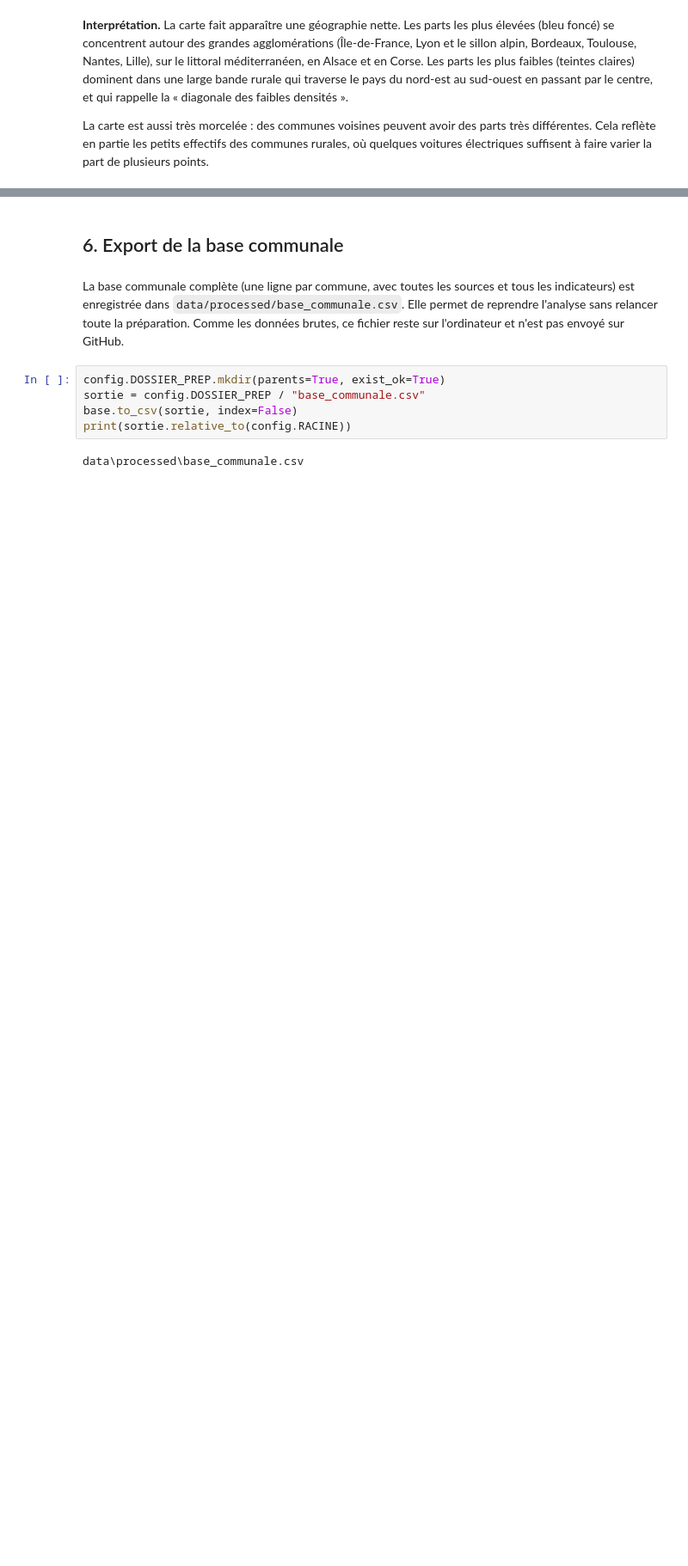
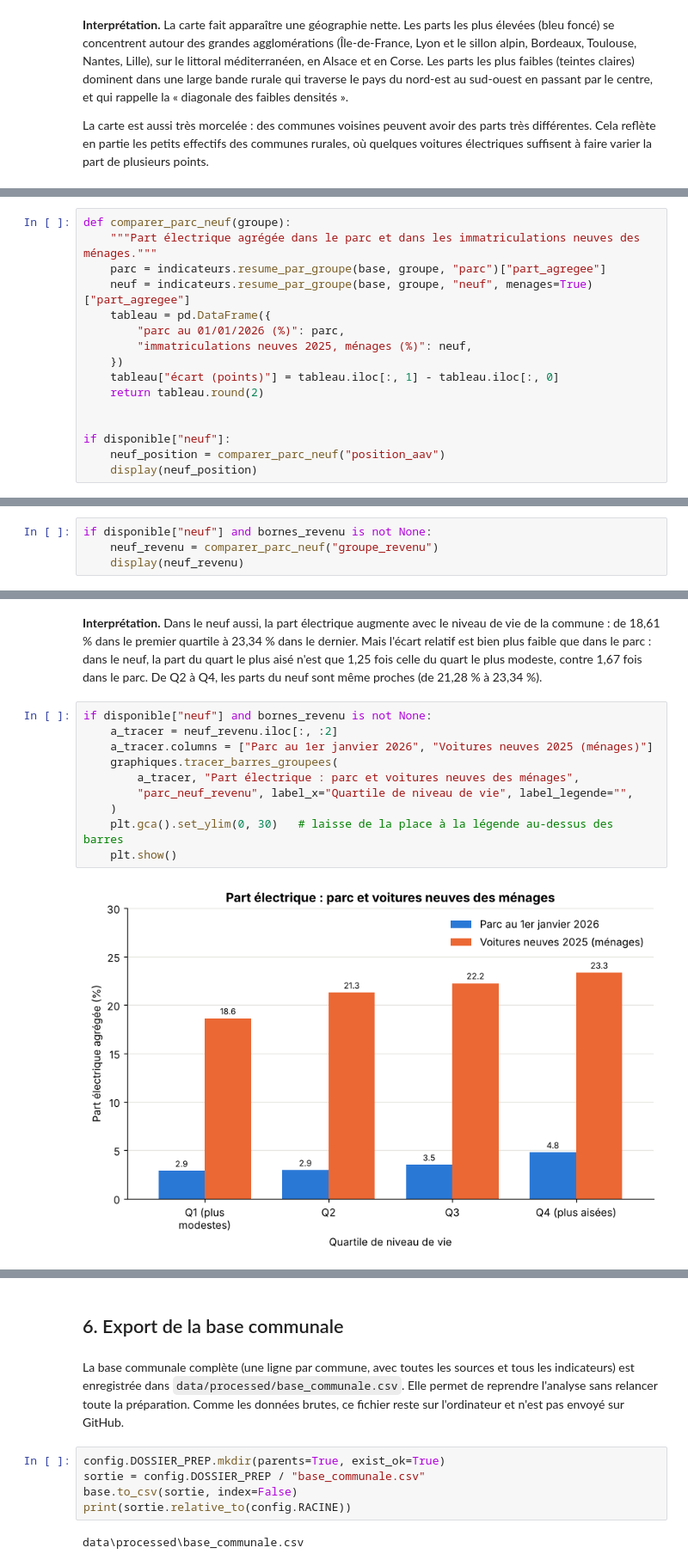
Before and after one commit to nathanbouchema-creator/projet-voiture-electrique, a Jupyter notebook: notebook.ipynb, the cells around one changed output, grey strips where cells are left out. Shown at 86% size. Saved outputs shown, nothing was run; the diff lists cells and outputs as text; blank space fills up the shorter version.

```diff
--- a/notebook.ipynb
+++ b/notebook.ipynb
@@ -346,0 +375,16 @@ La carte est aussi très morcelée : des communes voisines peuvent avoir des par
+# %%
+def comparer_parc_neuf(groupe):
+    """Part électrique agrégée dans le parc et dans les immatriculations neuves des ménages."""
+    parc = indicateurs.resume_par_groupe(base, groupe, "parc")["part_agregee"]
+    neuf = indicateurs.resume_par_groupe(base, groupe, "neuf", menages=True)["part_agregee"]
+    tableau = pd.DataFrame({
+        "parc au 01/01/2026 (%)": parc,
+        "immatriculations neuves 2025, ménages (%)": neuf,
+    })
+    tableau["écart (points)"] = tableau.iloc[:, 1] - tableau.iloc[:, 0]
+    return tableau.round(2)
+
+
+if disponible["neuf"]:
+    neuf_position = comparer_parc_neuf("position_aav")
+    display(neuf_position)
@@ -346,0 +401,4 @@ La carte est aussi très morcelée : des communes voisines peuvent avoir des par
+# %%
+if disponible["neuf"] and bornes_revenu is not None:
+    neuf_revenu = comparer_parc_neuf("groupe_revenu")
+    display(neuf_revenu)
@@ -346,0 +412,14 @@ La carte est aussi très morcelée : des communes voisines peuvent avoir des par
+# %% [markdown]
+**Interprétation.** Dans le neuf aussi, la part électrique augmente avec le niveau de vie de la commune : de 18,61 % dans le premier quartile à 23,34 % dans le dernier. Mais l'écart relatif est bien plus faible que dans le parc : dans le neuf, la part du quart le plus aisé n'est que 1,25 fois celle du quart le plus modeste, contre 1,67 fois dans le parc. De Q2 à Q4, les parts du neuf sont même proches (de 21,28 % à 23,34 %).
+# %%
+if disponible["neuf"] and bornes_revenu is not None:
+    a_tracer = neuf_revenu.iloc[:, :2]
+    a_tracer.columns = ["Parc au 1er janvier 2026", "Voitures neuves 2025 (ménages)"]
+    graphiques.tracer_barres_groupees(
+        a_tracer, "Part électrique : parc et voitures neuves des ménages",
+        "parc_neuf_revenu", label_x="Quartile de niveau de vie", label_legende="",
+    )
+    plt.gca().set_ylim(0, 30)   # laisse de la place à la légende au-dessus des barres
+    plt.show()
+# %% [output]
+[figure, added]
```
Also changed, not shown: parts of 17 cells of this notebook.
